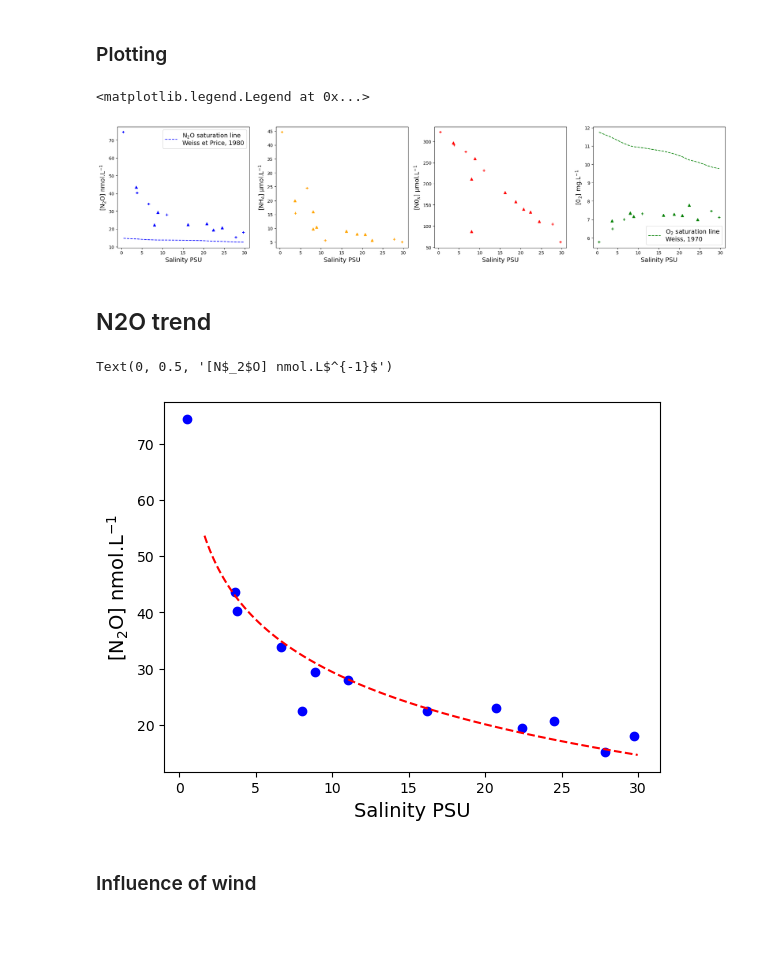
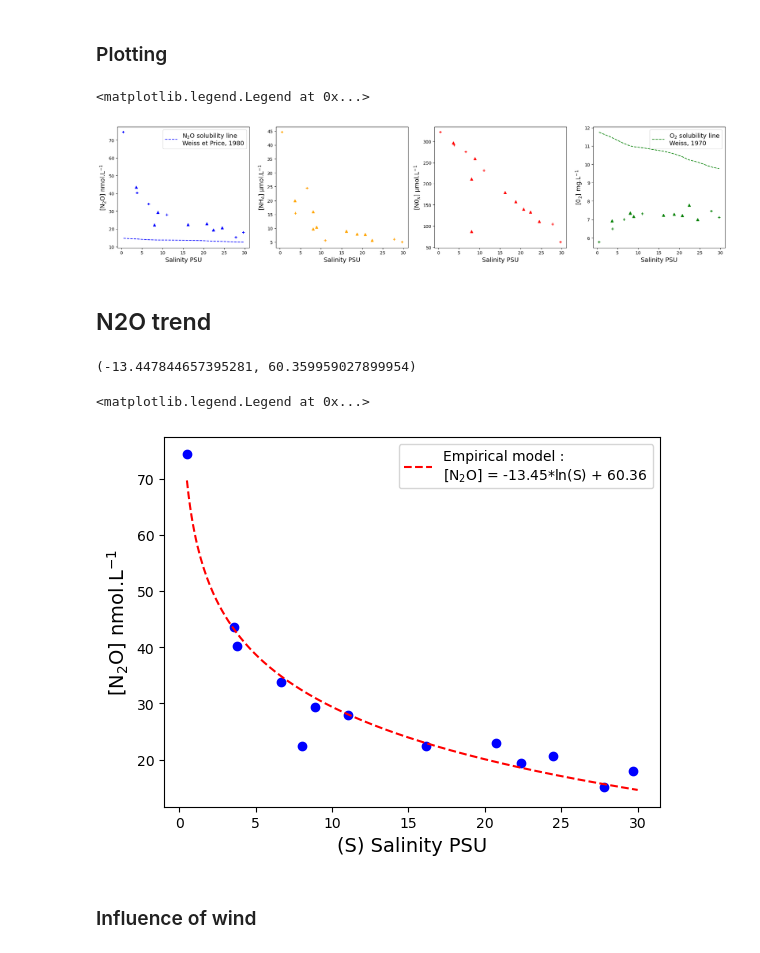
Before and after one commit to jgovoort/PlanktonOfSchelde, a Jupyter notebook: notebooks/SSM.ipynb, the cells around one changed output. Cells and saved outputs as stored; diff of their text form; code cells hidden in the pictures.

```diff
--- a/notebooks/SSM.ipynb
+++ b/notebooks/SSM.ipynb
@@ -325,13 +325,13 @@ for i in range(len(Smeas)):
 sort = np.argsort(np.array(Smeas))
 sortSali = np.sort(Smeas)
 
-ax[0].plot(sortSali, satN2O[sort], c='blue', ls='--', label='N$_2$O saturation line\nWeiss et Price, 1980')
+ax[0].plot(sortSali, satN2O[sort], c='blue', ls='--', label='N$_2$O solubility line\nWeiss et Price, 1980')
 ax[0].legend(fontsize=14)
-ax[3].plot(sortSali, satO2[sort], c='green', ls='--', label='O$_2$ saturation line\nWeiss, 1970')
+ax[3].plot(sortSali, satO2[sort], c='green', ls='--', label='O$_2$ solubility line\nWeiss, 1970')
 ax[3].legend(fontsize=14)
 # %% [output]
 <matplotlib.legend.Legend at 0x...>
-[figure, old version]
+[figure, new version]
 # %% [markdown]
 ## N2O trend
 # %%
@@ -345,16 +345,26 @@ regN2O = LinearRegression().fit(np.log(tS.reshape(-1, 1))  , (tN2O).reshape(-1,
 # %%
 tSpred = np.arange(0.5,np.log(30),.05).reshape(-1, 1)
 predN2O = regN2O.predict(tSpred)
+# %%
+regN2O.coef_[0][0], regN2O.intercept_[0]
+# %% [output]
+(-13.447844657395281, 60.359959027899954)
 # %%
 plt.scatter(tS, tN2O, c='blue')
 tSlpred = np.exp(tSpred)
-plt.plot(tSlpred,predN2O,c='r',ls='--')
-plt.xlabel('Salinity PSU', fontsize=14)
+
+XXX = np.arange(0.5,30.1,.1)
+
+AAA = (regN2O.coef_[0][0]*np.log(XXX)+regN2O.intercept_[0])
+plt.plot(XXX,AAA,c='r',ls='--', label='Empirical model :\n[N$_2$O] = %.2f*ln(S) + %.2f' %(regN2O.coef_[0][0], regN2O.intercept_[0]))
+#plt.plot(tSlpred,predN2O,c='r',ls='--', label='Empirical model :\ny= %.2f*ln(S) + %.2f' %(regN2O.coef_[0][0], regN2O.intercept_[0]))
+plt.xlabel('(S) Salinity PSU', fontsize=14)
 #plt.xscale('log')
 plt.ylabel('[N$_2$O] nmol.L$^{-1}$', fontsize=14)
+plt.legend()
 # %% [output]
-Text(0, 0.5, '[N$_2$O] nmol.L$^{-1}$')
+<matplotlib.legend.Legend at 0x...>
-[figure, old version]
+[figure, new version]
 # %% [markdown]
 ### Influence of wind
 # %%
```
Also changed, not shown: parts of 11 cells of this notebook, 8 other files.
